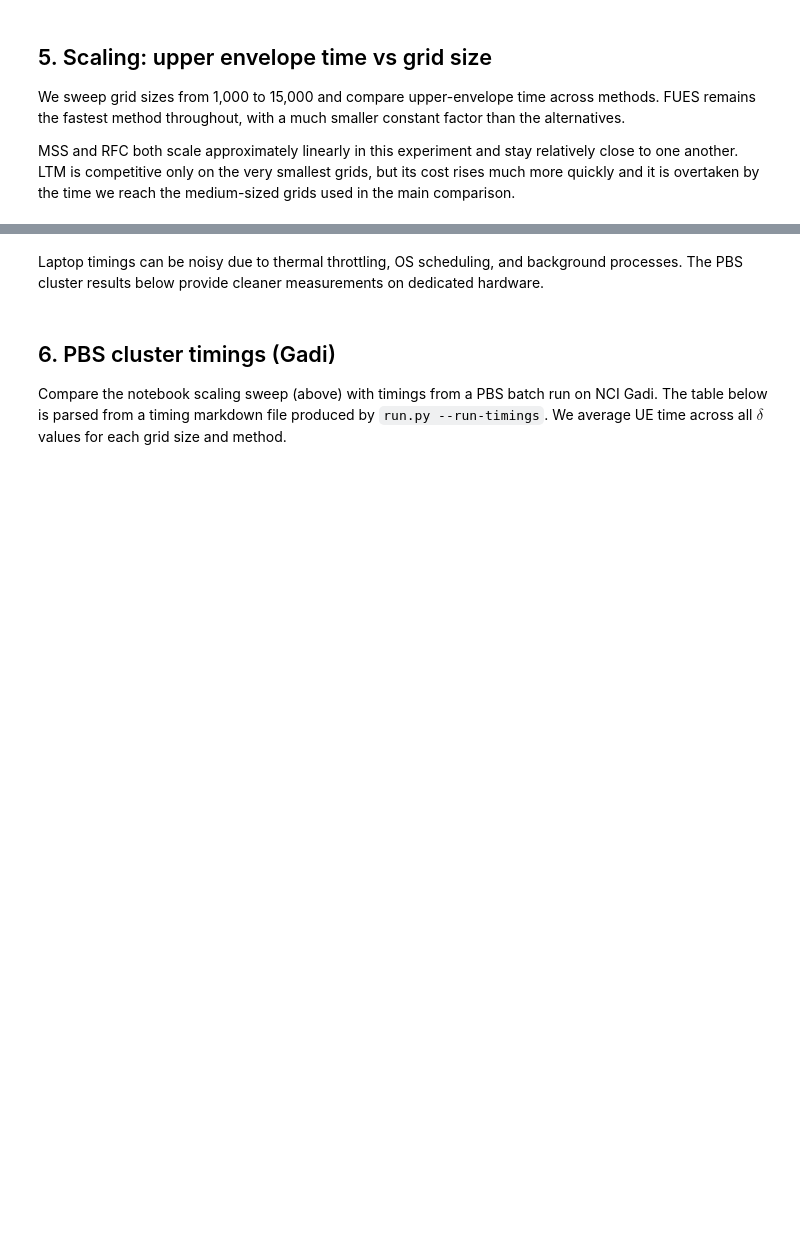
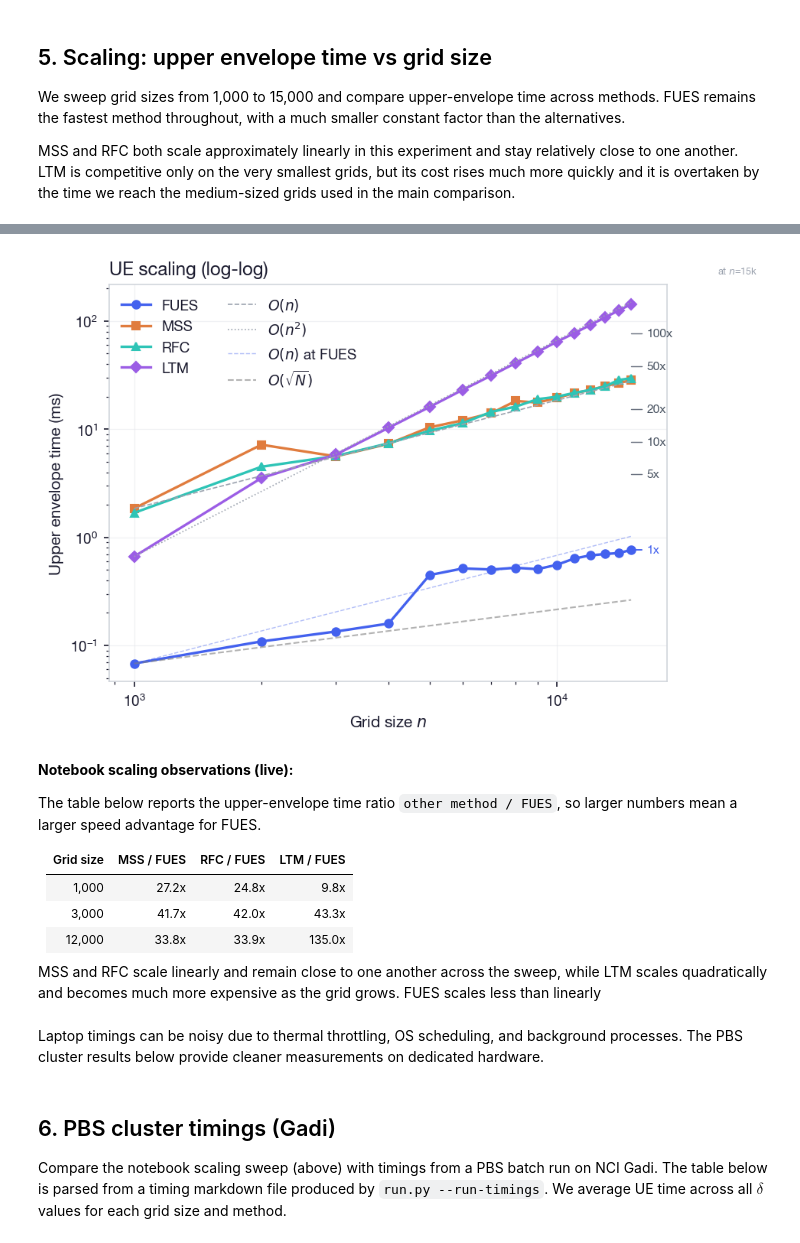
Before and after one commit to akshayshanker/FUES, a Jupyter notebook: examples/retirement/notebooks/retirement_fues.ipynb, the cells around one changed output, grey strips where cells are left out. Cells and saved outputs as stored; diff of their text form; code cells hidden in the pictures; blank space fills up the shorter version.

```diff
--- a/examples/retirement/notebooks/retirement_fues.ipynb
+++ b/examples/retirement/notebooks/retirement_fues.ipynb
@@ -287,46 +358,58 @@ for gs in grid_sizes:
 # %%
-# ── Scaling plot with O(N^{1/2}) reference line ──
+# ── Scaling plot with O(√N) reference line ──
 from examples.retirement.outputs import nb_plot_scaling
 
 fig = nb_plot_scaling(grid_sizes, scaling, methods=methods)
+ax = fig.axes[0]
 
-# Add O(N^{1/2}) reference line anchored at FUES's first point
 gs0 = grid_sizes[0]
 t0 = scaling['FUES'][0]
 ref_sqrt = [t0 * (gs / gs0) ** 0.5 for gs in grid_sizes]
-ax = fig.axes[0]
 ax.plot(grid_sizes, ref_sqrt, '--', color='gray', linewidth=1,
-        alpha=0.6, label=r'$O(N^{1/2})$')
-ax.legend()
+        alpha=0.6, label=r'$O(\sqrt{N})$')
+ax.legend(ncol=2, frameon=False)
 
 plt.show()
 
 checkpoints = [1000, 3000, 12000]
 idx_by_grid = {gs: i for i, gs in enumerate(grid_sizes)}
 
 lines = [
     "**Notebook scaling observations (live):**",
     "",
     "The table below reports the upper-envelope time ratio `other method / FUES`, so larger numbers mean a larger speed advantage for FUES.",
     "",
     "| Grid size | MSS / FUES | RFC / FUES | LTM / FUES |",
     "|-----------|------------|------------|------------|",
 ]
 
 for gs in checkpoints:
     i = idx_by_grid[gs]
     fues_t = scaling['FUES'][i]
     mss_ratio = scaling['DCEGM'][i] / fues_t
     rfc_ratio = scaling['RFC'][i] / fues_t
     ltm_ratio = scaling['CONSAV'][i] / fues_t
     lines.append(f"| {gs:,} | {mss_ratio:.1f}x | {rfc_ratio:.1f}x | {ltm_ratio:.1f}x |")
 
 lines.extend([
     "",
     "MSS and RFC scale linearly and remain close to one another across the sweep, while LTM scales quadratically and becomes much more expensive as the grid grows. FUES scales less than linearly",
 ])
 
 display(Markdown("\n".join(lines)))
+# %% [output]
+[figure, added]
+**Notebook scaling observations (live):**
+
+The table below reports the upper-envelope time ratio `other method / FUES`, so larger numbers mean a larger speed advantage for FUES.
+
+| Grid size | MSS / FUES | RFC / FUES | LTM / FUES |
+|-----------|------------|------------|------------|
+| 1,000 | 27.2x | 24.8x | 9.8x |
+| 3,000 | 41.7x | 42.0x | 43.3x |
+| 12,000 | 33.8x | 33.9x | 135.0x |
+
+MSS and RFC scale linearly and remain close to one another across the sweep, while LTM scales quadratically and becomes much more expensive as the grid grows. FUES scales less than linearly
 # %% [markdown]
 Laptop timings can be noisy due to thermal throttling, OS scheduling, and background processes. The PBS cluster results below provide cleaner measurements on dedicated hardware.
 # %% [markdown]
```
Also changed, not shown: parts of 9 cells of this notebook.
